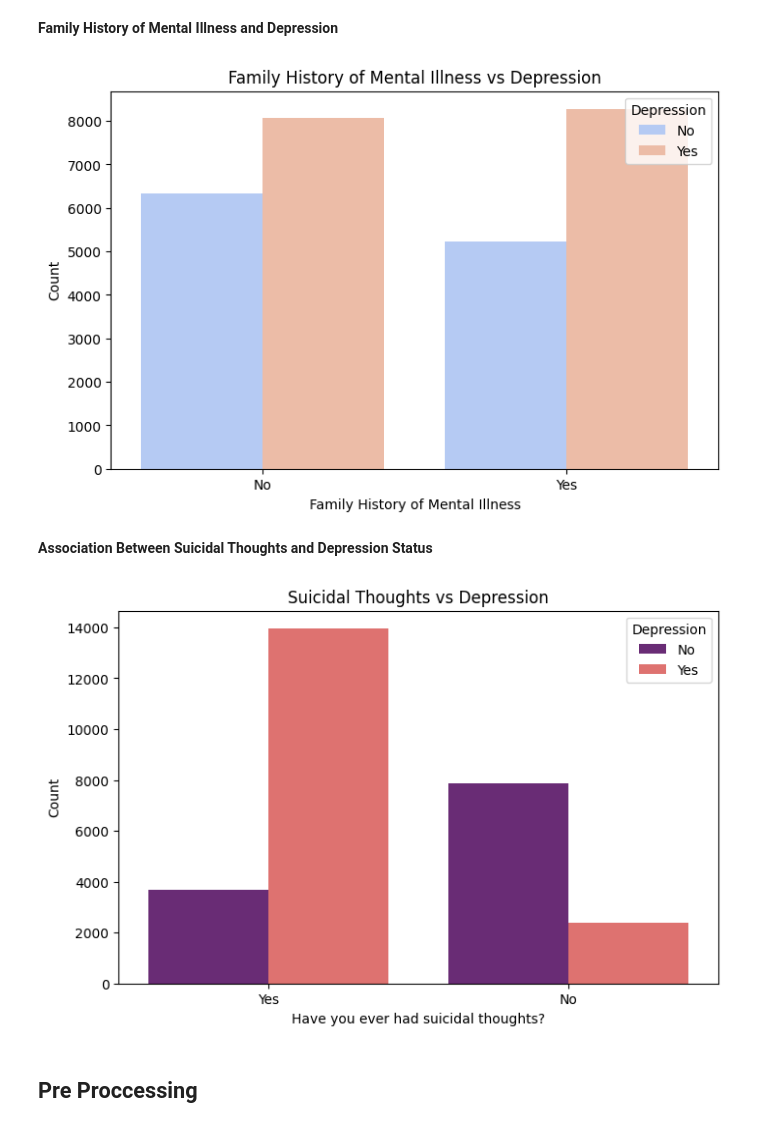
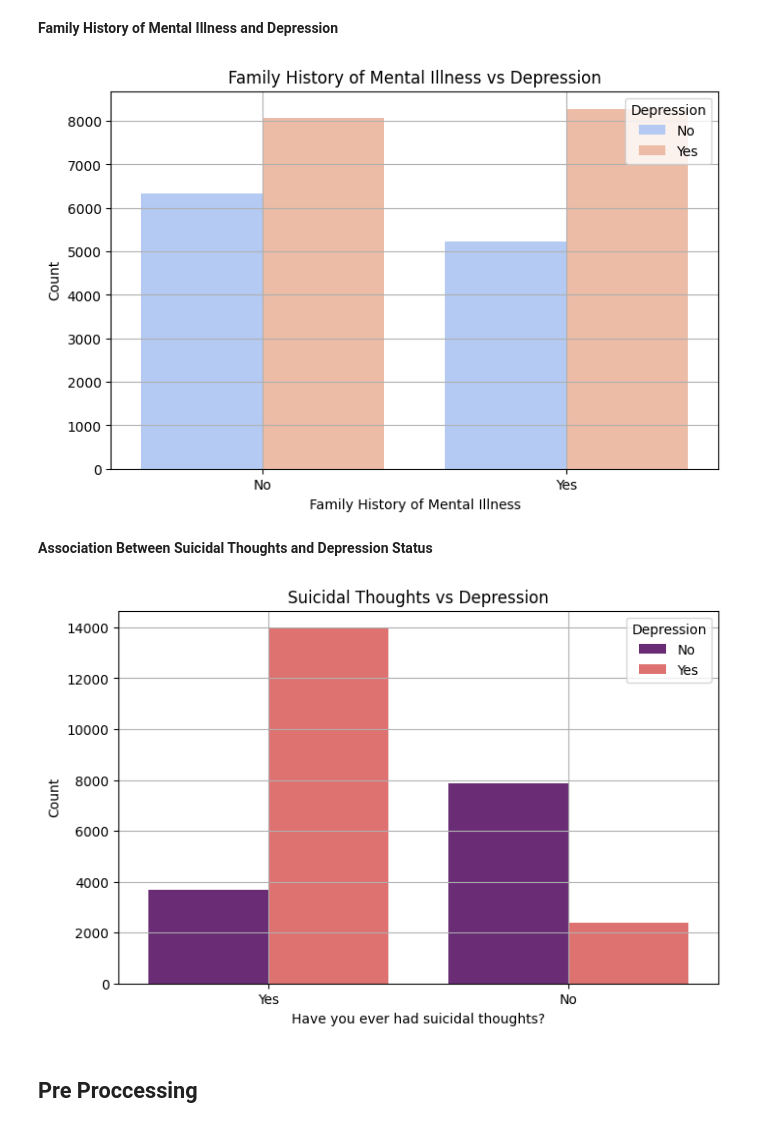
Before and after one commit to guyko29/student-depression-model, a Jupyter notebook: Student Depression Prediction.ipynb, the cells around one changed output. Drawn from its saved outputs; the diff is of its cells as text; code cells hidden in the pictures.

```diff
--- a/Student Depression Prediction.ipynb
+++ b/Student Depression Prediction.ipynb
@@ -219,21 +228,23 @@ plt.title('Family History of Mental Illness vs Depression')
 plt.xlabel('Family History of Mental Illness')
 plt.ylabel('Count')
 plt.legend(title='Depression', loc='upper right', labels=['No', 'Yes'])
+plt.grid(True)
 plt.show()
 # %% [output]
-[figure, old version]
+[figure, new version]
 # %% [markdown]
 **Association Between Suicidal Thoughts and Depression Status**
 # %%
 plt.figure(figsize=(8, 5))
 sns.countplot(x='Have you ever had suicidal thoughts ?', hue='Depression', data=df, palette='magma')
 plt.title('Suicidal Thoughts vs Depression')
 plt.xlabel('Have you ever had suicidal thoughts?')
 plt.ylabel('Count')
 plt.legend(title='Depression', loc='upper right', labels=['No', 'Yes'])
+plt.grid(True)
 plt.show()
 # %% [output]
-[figure, old version]
+[figure, new version]
 # %% [markdown]
 ## Pre Proccessing
 # %%
```
Also changed, not shown: parts of 9 cells of this notebook.
